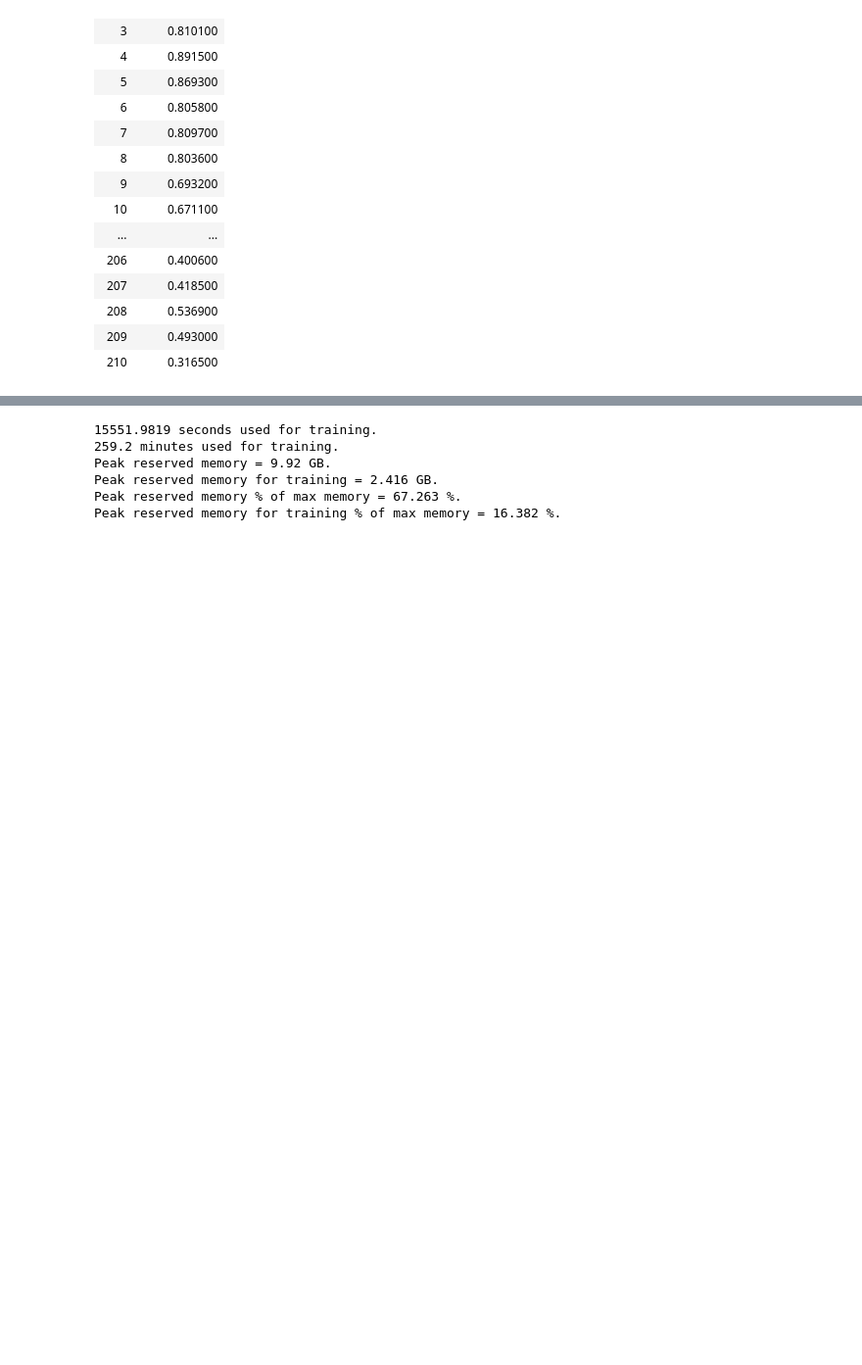
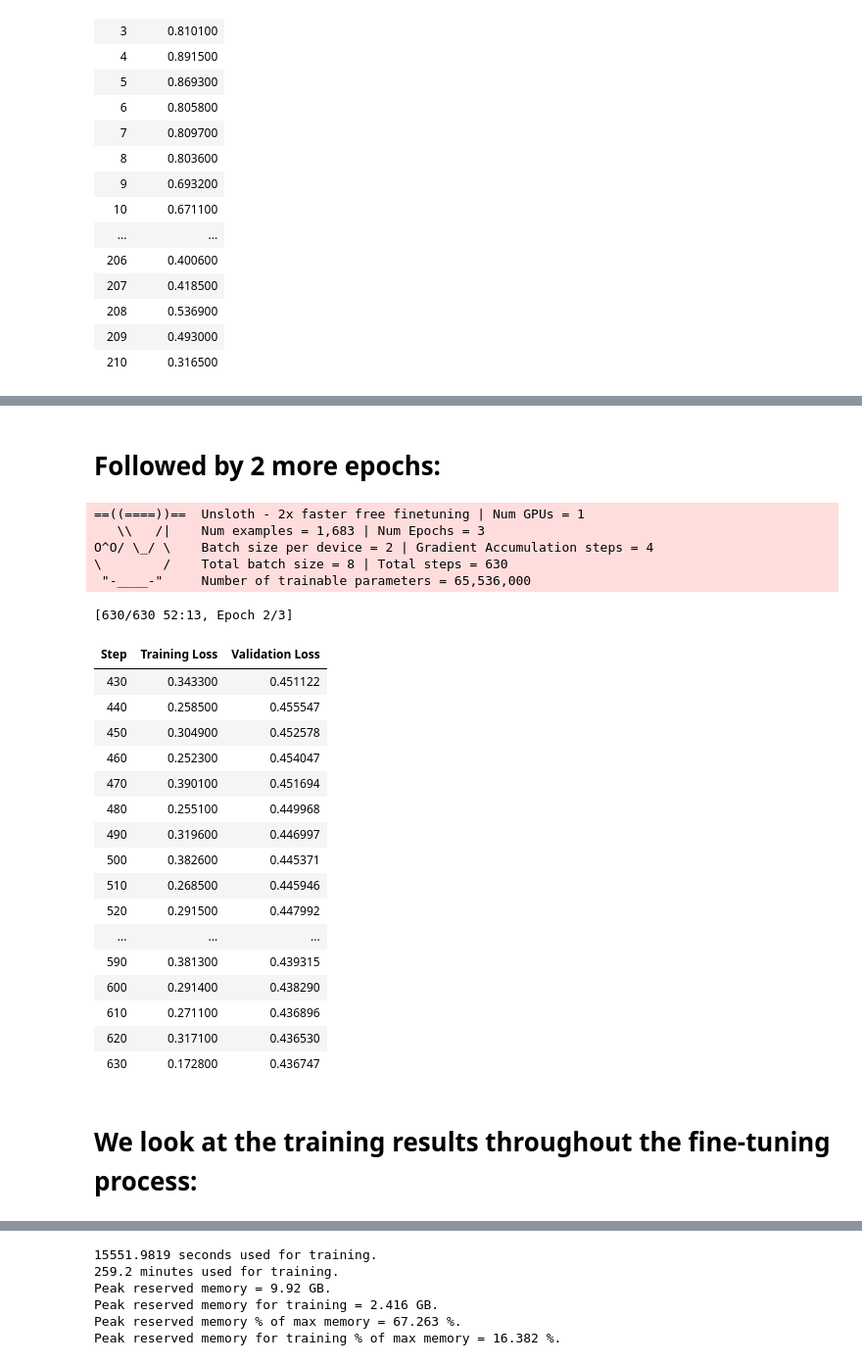
Before and after one commit to kiiwee/opengen, a Jupyter notebook: Phi-3/Phi_3_Medium_4K_Instruct_Finetune.ipynb, the cells around one changed output, grey strips where cells are left out. Shown at 98% size. Saved outputs shown, nothing was run; the diff lists cells and outputs as text; code cells hidden in the pictures; blank space fills up the shorter version.

```diff
--- a/Phi-3/Phi_3_Medium_4K_Instruct_Finetune.ipynb
+++ b/Phi-3/Phi_3_Medium_4K_Instruct_Finetune.ipynb
@@ -160,0 +204,2 @@ O^O/ \_/ \    Batch size per device = 2 | Gradient Accumulation steps = 4
+# %% [markdown]
+# Followed by 2 more epochs:
@@ -160,0 +241,28 @@ O^O/ \_/ \    Batch size per device = 2 | Gradient Accumulation steps = 4
+# %%
+trainer_stats = trainer.train(resume_from_checkpoint = True)
+# %% [output]
+==((====))==  Unsloth - 2x faster free finetuning | Num GPUs = 1
+   \\   /|    Num examples = 1,683 | Num Epochs = 3
+O^O/ \_/ \    Batch size per device = 2 | Gradient Accumulation steps = 4
+\        /    Total batch size = 8 | Total steps = 630
+ "-____-"     Number of trainable parameters = 65,536,000
+[630/630 52:13, Epoch 2/3]
+| Step | Training Loss | Validation Loss |
+| 430 | 0.343300 | 0.451122 |
+| 440 | 0.258500 | 0.455547 |
+| 450 | 0.304900 | 0.452578 |
+| 460 | 0.252300 | 0.454047 |
+| 470 | 0.390100 | 0.451694 |
+| 480 | 0.255100 | 0.449968 |
+| 490 | 0.319600 | 0.446997 |
+| 500 | 0.382600 | 0.445371 |
+| 510 | 0.268500 | 0.445946 |
+| 520 | 0.291500 | 0.447992 |
+| ... | ... | ... |
+| 590 | 0.381300 | 0.439315 |
+| 600 | 0.291400 | 0.438290 |
+| 610 | 0.271100 | 0.436896 |
+| 620 | 0.317100 | 0.436530 |
+| 630 | 0.172800 | 0.436747 |
+# %% [markdown]
+# We look at the training results throughout the fine-tuning process:
```
Also changed, not shown: parts of 21 cells of this notebook.
